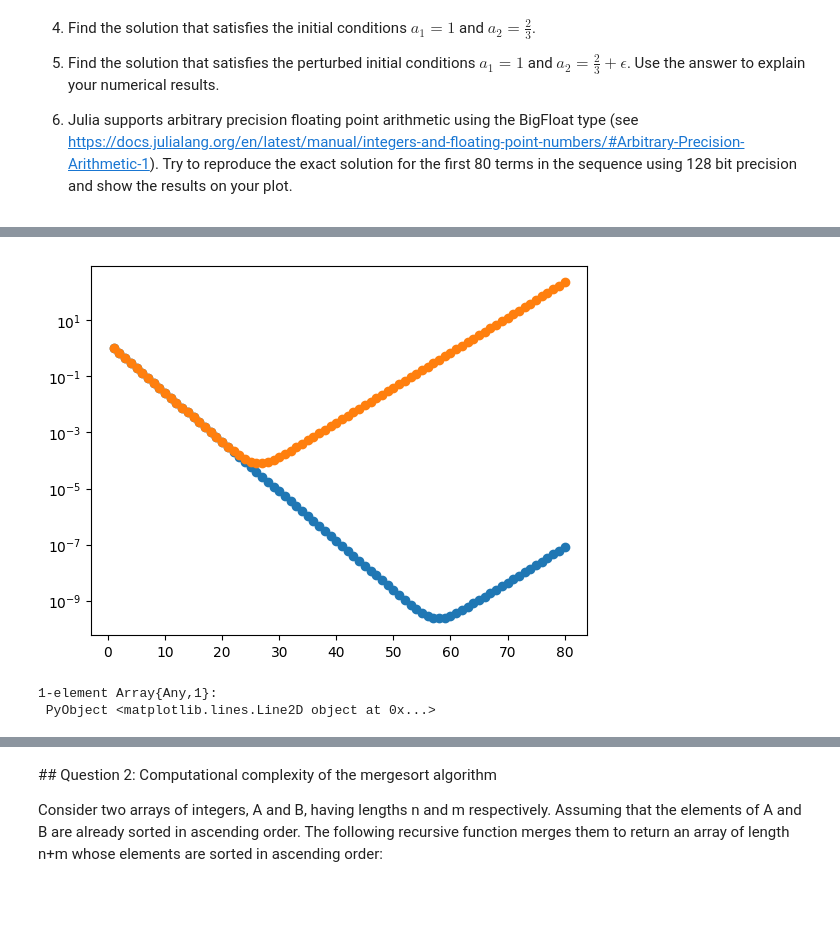
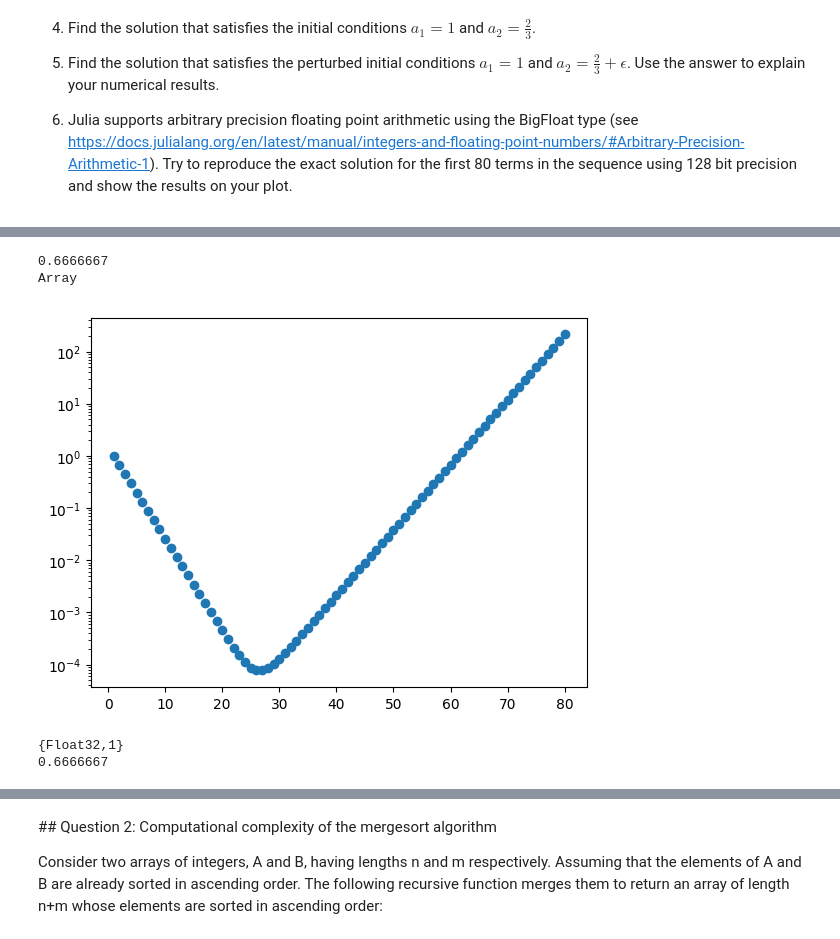
Before and after one commit to saf92/workbook1, a Jupyter notebook: workbook1.ipynb, the cells around one changed output, grey strips where cells are left out. Cells and saved outputs as stored; diff of their text form; code cells hidden in the pictures; blank space fills up the shorter version.

```diff
--- a/workbook1.ipynb
+++ b/workbook1.ipynb
@@ -23,52 +197,36 @@ with the initial conditions $a_1=1$ and $a_2=\frac{2}{3}$.
 # %%
-using PyPlot
+
+a_1=Float32(1)
+a_2=Float32(2/3)
+
+println(a_2)
 
 
-a_1=1
-a_2=2/3
-
-y=zeros(80)
+y=zeros(Float32,80)
 
 y[1]=a_1
 y[2]=a_2
 
 for i=1:78
     #println(a_1)
     #println(a_2)
-    a=2*a_2-8/9*a_1
+    a=Float32(2)*a_2-Float32(8/9)*a_1
     #println(a)
     y[i+2]=a
     a_1=a_2
     a_2=a
 end
 
 x=1:80
 
 semilogy(x,y,"o")
 
-a_1=convert(Float32,1)
-a_2=convert(Float32,2/3)
+println(typeof(y))
 
-
-y=zeros(80)
-
-y[1]=a_1
-y[2]=a_2
-
-for i=1:78
-    #println(a_1)
-    #println(a_2)
-    a=2*a_2-8/9*a_1
-    #println(a)
-    y[i+2]=a
-    a_1=a_2
-    a_2=a
-end
-
-x=1:80
-
-semilogy(x,y,"o")
+println(y[2])
 # %% [output]
+0.6666667
+Array
-[figure, old version]
+[figure, new version]
-1-element Array{Any,1}:
- PyObject <matplotlib.lines.Line2D object at 0x...>
+{Float32,1}
+0.6666667
```
Also changed, not shown: parts of 21 cells of this notebook, 13 other files.
